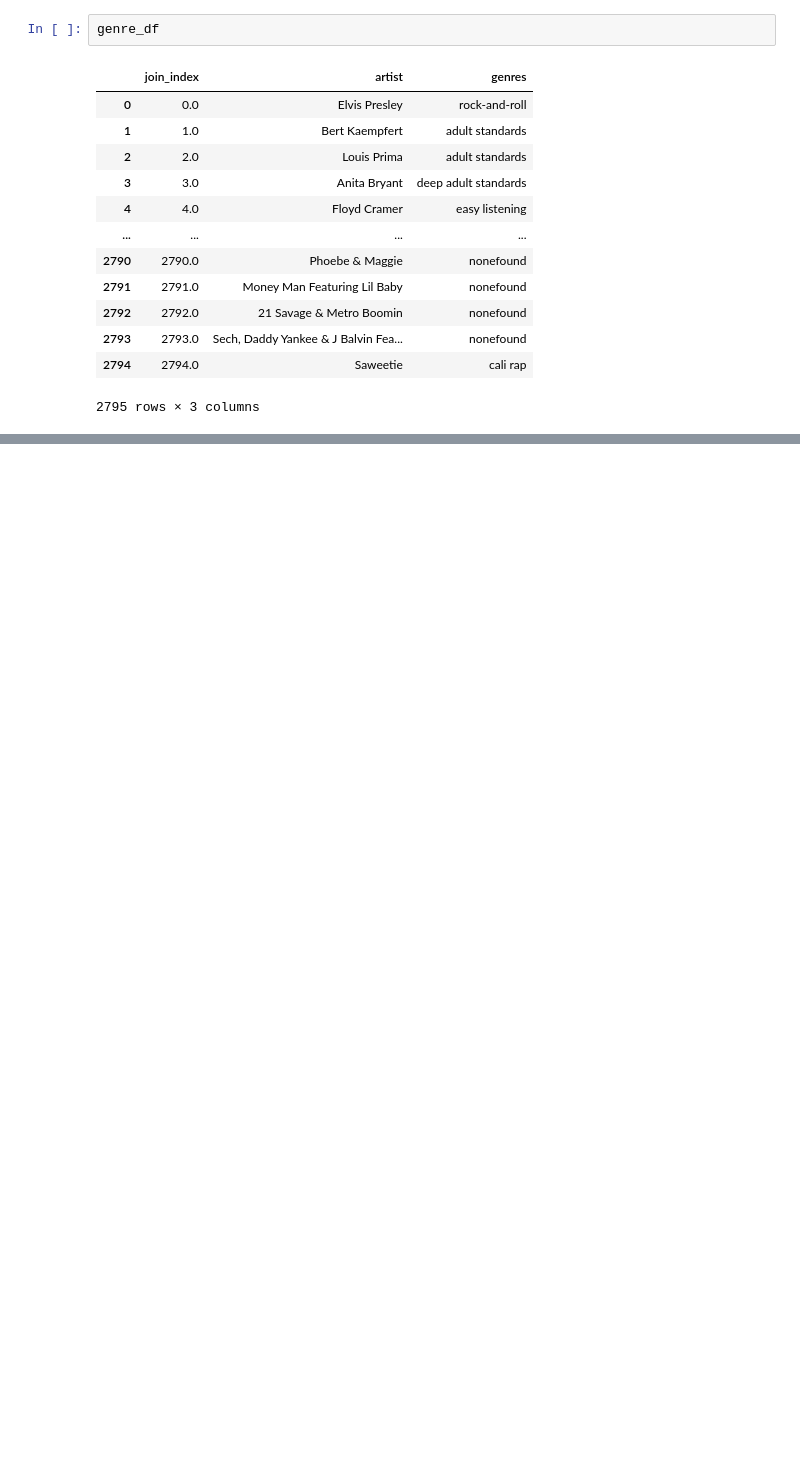
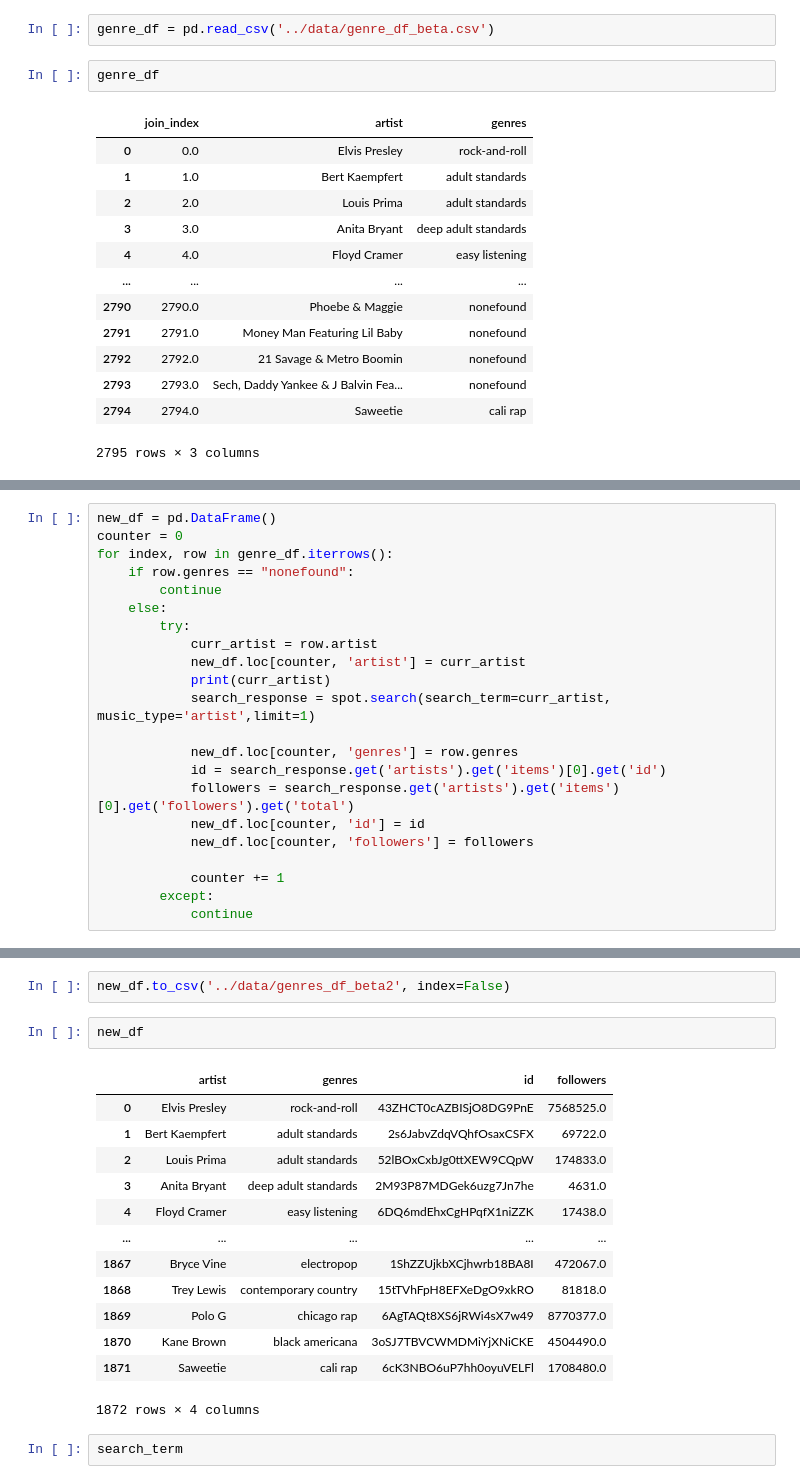
Before and after one commit to theo-carr/capstone-music-analysis, a Jupyter notebook: notebooks/add_genres.ipynb, the cells around one changed output, grey strips where cells are left out. Drawn from its saved outputs; the diff is of its cells as text; blank space fills up the shorter version.

Commit message:
genrework/readme/tableau

```diff
--- a/notebooks/add_genres.ipynb
+++ b/notebooks/add_genres.ipynb
@@ -115,5 +52,7 @@ Saweetie
 # %%
 genre_df.to_csv('../data/genre_df_beta.csv',index=False)
+# %%
+genre_df = pd.read_csv('../data/genre_df_beta.csv')
 # %%
 genre_df
 # %% [output]
@@ -132,0 +85,22 @@ genre_df
+# %%
+new_df = pd.DataFrame()
+counter = 0
+for index, row in genre_df.iterrows():
+    if row.genres == "nonefound":
+        continue
+    else:
+        try:
+            curr_artist = row.artist
+            new_df.loc[counter, 'artist'] = curr_artist
+            print(curr_artist)
+            search_response = spot.search(search_term=curr_artist, music_type='artist',limit=1)
+
+            new_df.loc[counter, 'genres'] = row.genres
+            id = search_response.get('artists').get('items')[0].get('id')
+            followers = search_response.get('artists').get('items')[0].get('followers').get('total')
+            new_df.loc[counter, 'id'] = id
+            new_df.loc[counter, 'followers'] = followers
+
+            counter += 1
+        except:
+            continue
@@ -132,0 +125,20 @@ genre_df
+# %%
+new_df.to_csv('../data/genres_df_beta2', index=False)
+# %%
+new_df
+# %% [output]
+|  | artist | genres | id | followers |
+| 0 | Elvis Presley | rock-and-roll | 43ZHCT0cAZBISjO8DG9PnE | 7568525.0 |
+| 1 | Bert Kaempfert | adult standards | 2s6JabvZdqVQhfOsaxCSFX | 69722.0 |
+| 2 | Louis Prima | adult standards | 52lBOxCxbJg0ttXEW9CQpW | 174833.0 |
+| 3 | Anita Bryant | deep adult standards | 2M93P87MDGek6uzg7Jn7he | 4631.0 |
+| 4 | Floyd Cramer | easy listening | 6DQ6mdEhxCgHPqfX1niZZK | 17438.0 |
+| ... | ... | ... | ... | ... |
+| 1867 | Bryce Vine | electropop | 1ShZZUjkbXCjhwrb18BA8I | 472067.0 |
+| 1868 | Trey Lewis | contemporary country | 15tTVhFpH8EFXeDgO9xkRO | 81818.0 |
+| 1869 | Polo G | chicago rap | 6AgTAQt8XS6jRWi4sX7w49 | 8770377.0 |
+| 1870 | Kane Brown | black americana | 3oSJ7TBVCWMDMiYjXNiCKE | 4504490.0 |
+| 1871 | Saweetie | cali rap | 6cK3NBO6uP7hh0oyuVELFl | 1708480.0 |
+1872 rows × 4 columns
+# %%
+search_term
```
Also changed, not shown: parts of 13 cells of this notebook, 3 other files.
